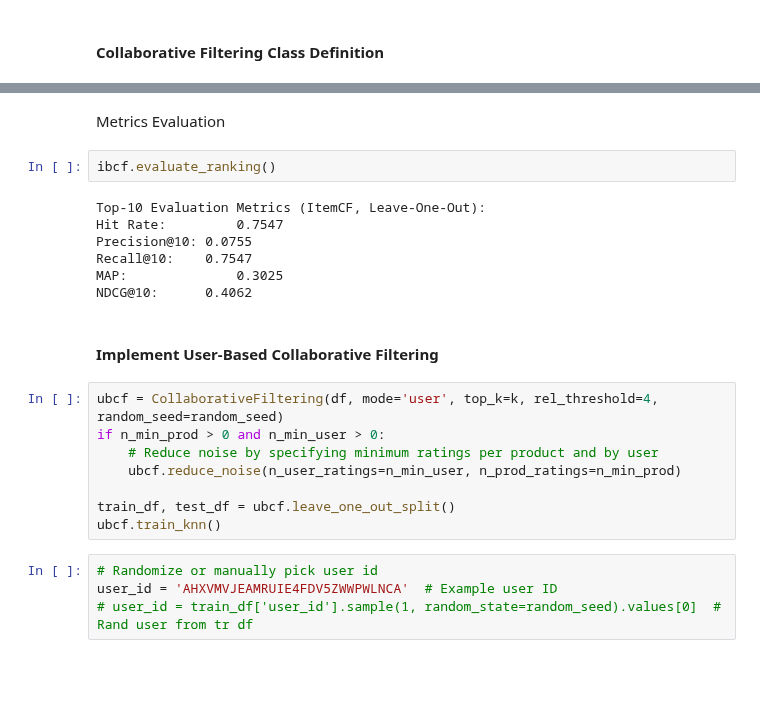
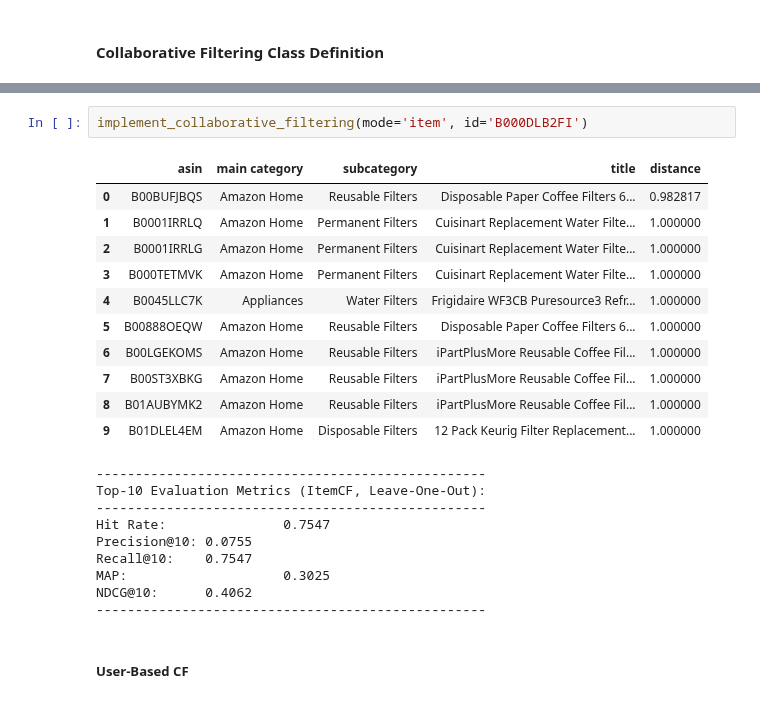
Before and after one commit to ds-edu/capstone-recsys, a Jupyter notebook: recsys_ecomm/notebooks/recsys.ipynb, the cells around one changed output, grey strips where cells are left out. Cells and saved outputs as stored; diff of their text form; blank space fills up the shorter version.

```diff
--- a/recsys_ecomm/notebooks/recsys.ipynb
+++ b/recsys_ecomm/notebooks/recsys.ipynb
@@ -1448,25 +1481,25 @@ df_similar_recos[1:]
-# %% [markdown]
-Metrics Evaluation
-# %%
-ibcf.evaluate_ranking()
-# %% [output]
-Top-10 Evaluation Metrics (ItemCF, Leave-One-Out):
-Hit Rate:         0.7547
-Precision@10: 0.0755
-Recall@10:    0.7547
-MAP:              0.3025
-NDCG@10:      0.4062
+# %%
+implement_collaborative_filtering(mode='item', id='B000DLB2FI')
+# %% [output]
+|  | asin | main category | subcategory | title | distance |
+| 0 | B00BUFJBQS | Amazon Home | Reusable Filters | Disposable Paper Coffee Filters 6... | 0.982817 |
+| 1 | B0001IRRLQ | Amazon Home | Permanent Filters | Cuisinart Replacement Water Filte... | 1.000000 |
+| 2 | B0001IRRLG | Amazon Home | Permanent Filters | Cuisinart Replacement Water Filte... | 1.000000 |
+| 3 | B000TETMVK | Amazon Home | Permanent Filters | Cuisinart Replacement Water Filte... | 1.000000 |
+| 4 | B0045LLC7K | Appliances | Water Filters | Frigidaire WF3CB Puresource3 Refr... | 1.000000 |
+| 5 | B00888OEQW | Amazon Home | Reusable Filters | Disposable Paper Coffee Filters 6... | 1.000000 |
+| 6 | B00LGEKOMS | Amazon Home | Reusable Filters | iPartPlusMore Reusable Coffee Fil... | 1.000000 |
+| 7 | B00ST3XBKG | Amazon Home | Reusable Filters | iPartPlusMore Reusable Coffee Fil... | 1.000000 |
+| 8 | B01AUBYMK2 | Amazon Home | Reusable Filters | iPartPlusMore Reusable Coffee Fil... | 1.000000 |
+| 9 | B01DLEL4EM | Amazon Home | Disposable Filters | 12 Pack Keurig Filter Replacement... | 1.000000 |
+--------------------------------------------------
+Top-10 Evaluation Metrics (ItemCF, Leave-One-Out):
+--------------------------------------------------
+Hit Rate:               0.7547
+Precision@10: 0.0755
+Recall@10:    0.7547
+MAP:                    0.3025
+NDCG@10:      0.4062
+--------------------------------------------------
 # %% [markdown]
-#### Implement User-Based Collaborative Filtering
+##### User-Based CF
-# %%
-ubcf = CollaborativeFiltering(df, mode='user', top_k=k, rel_threshold=4, random_seed=random_seed)
-if n_min_prod > 0 and n_min_user > 0:
-    # Reduce noise by specifying minimum ratings per product and by user
-    ubcf.reduce_noise(n_user_ratings=n_min_user, n_prod_ratings=n_min_prod)
-
-train_df, test_df = ubcf.leave_one_out_split()
-ubcf.train_knn()
-# %%
-# Randomize or manually pick user id
-user_id = 'AHXVMVJEAMRUIE4FDV5ZWWPWLNCA'  # Example user ID
-# user_id = train_df['user_id'].sample(1, random_state=random_seed).values[0]  # Rand user from tr df
```
Also changed, not shown: parts of 32 cells of this notebook.
